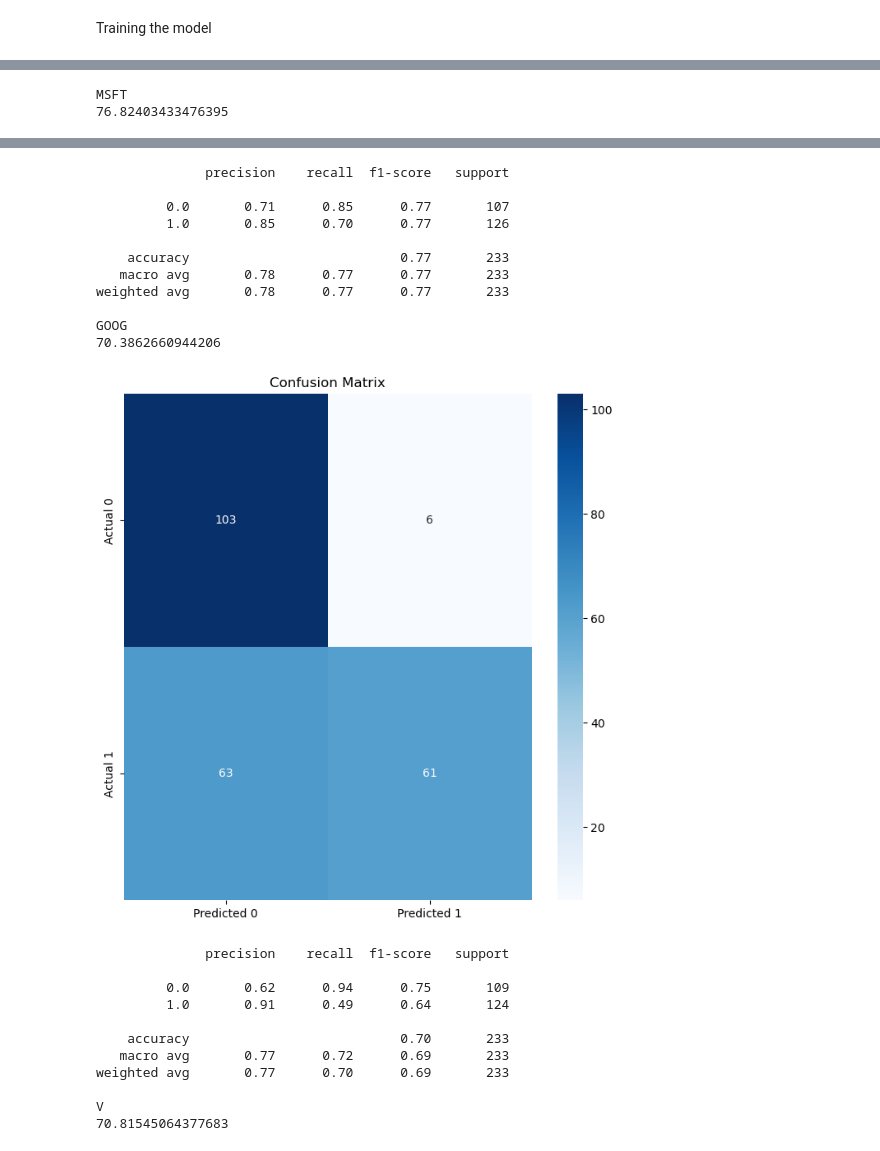
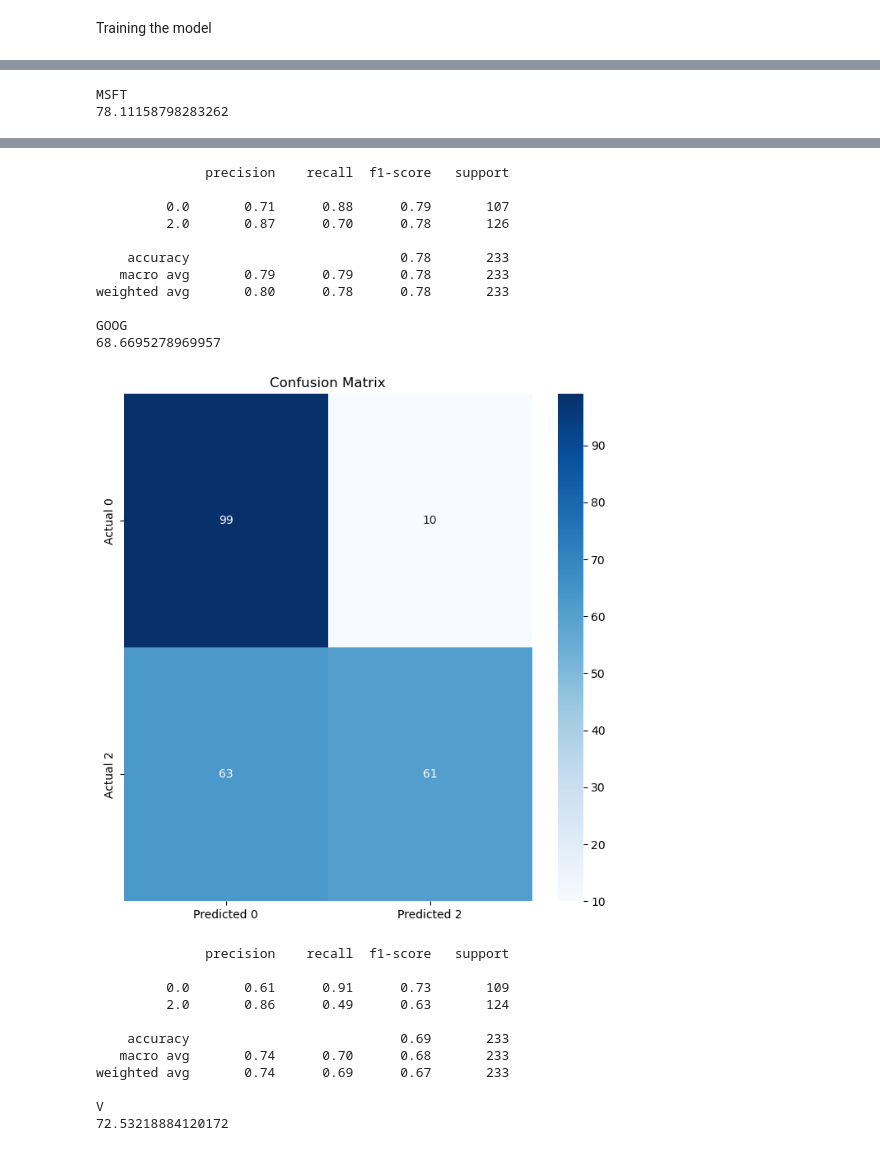
Before and after one commit to karla-mond/stockPred-Mex, a Jupyter notebook: xgboost/tsf_xgboost.ipynb, the cells around one changed output, grey strips where cells are left out. Cells and saved outputs as stored; diff of their text form; code cells hidden in the pictures.

```diff
--- a/xgboost/tsf_xgboost.ipynb
+++ b/xgboost/tsf_xgboost.ipynb
@@ -247,10 +247,12 @@ def addClassLabel(df):
     """
 
     df['Class'] = np.sign(df['Close'].diff()).fillna(0)
+    df['Class'] = df['Class'].replace(1, 2)
     df['Class'] = df['Class'].replace(0, 1)
     df['Class'] = df['Class'].replace(-1, 0)
 
 
+
     return df['Class']
 # %%
 def addFeatures(df):
@@ -291,7 +310,7 @@ def trainModel(df_train,index):
     X_train = df_train[FEATURES]
     y_train = df_train[TARGET]
 
-    model = xgb.XGBClassifier()
+    model = xgb.XGBRFClassifier()
 
     model.fit(
         X_train,
@@ -367,8 +386,8 @@ for i in range(len(list_test)):
         annot=True,
         fmt="d",
         cmap="Blues",
-        xticklabels=['Predicted 0', 'Predicted 1'],
-        yticklabels=['Actual 0', 'Actual 1']
+        xticklabels=['Predicted 0', 'Predicted 2'],
+        yticklabels=['Actual 0', 'Actual 2']
     )
 
     plt.title('Confusion Matrix')
@@ -377,4 +396,4 @@ for i in range(len(list_test)):
     print(class_report)
 # %% [output]
 MSFT
-76.82403433476395
+78.11158798283262
@@ -382,23 +401,23 @@ MSFT
               precision    recall  f1-score   support
 
-         0.0       0.71      0.85      0.77       107
-         1.0       0.85      0.70      0.77       126
+         0.0       0.71      0.88      0.79       107
+         2.0       0.87      0.70      0.78       126
 
-    accuracy                           0.77       233
-   macro avg       0.78      0.77      0.77       233
-weighted avg       0.78      0.77      0.77       233
+    accuracy                           0.78       233
+   macro avg       0.79      0.79      0.78       233
+weighted avg       0.80      0.78      0.78       233
 
 GOOG
-70.3862660944206
+68.6695278969957
-[figure, old version]
+[figure, new version]
               precision    recall  f1-score   support
 
-         0.0       0.62      0.94      0.75       109
-         1.0       0.91      0.49      0.64       124
+         0.0       0.61      0.91      0.73       109
+         2.0       0.86      0.49      0.63       124
 
-    accuracy                           0.70       233
-   macro avg       0.77      0.72      0.69       233
-weighted avg       0.77      0.70      0.69       233
+    accuracy                           0.69       233
+   macro avg       0.74      0.70      0.68       233
+weighted avg       0.74      0.69      0.67       233
 
 V
-70.81545064377683
+72.53218884120172
```
Also changed, not shown: parts of 4 cells of this notebook.
